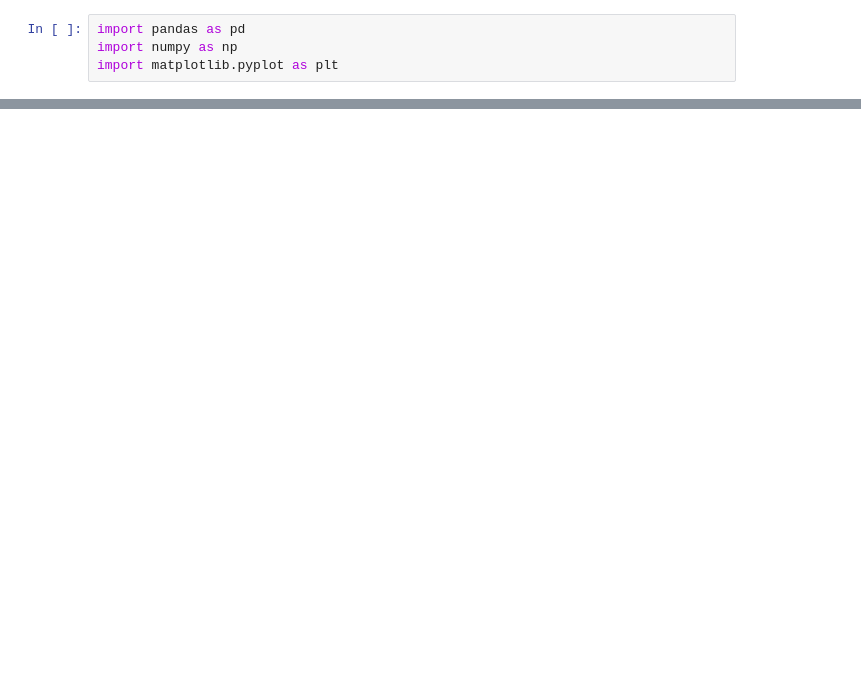
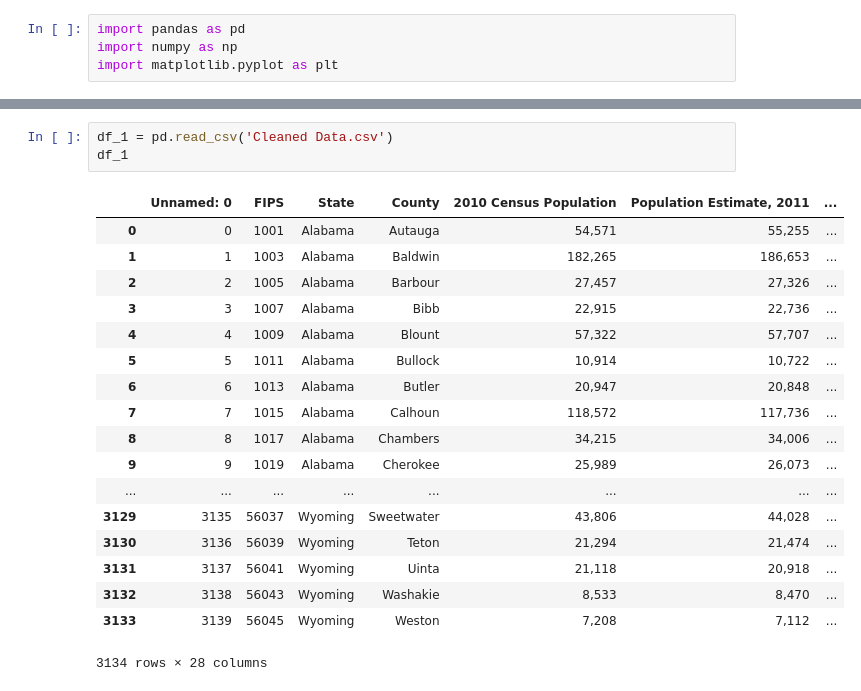
Before and after one commit to dustycl/COGS108_Repo, a Jupyter notebook: final-project/COGS108 Final Project.ipynb, the cells around one changed output, grey strips where cells are left out. Saved outputs shown, nothing was run; the diff lists cells and outputs as text; blank space fills up the shorter version.

Commit message:
added new data sheet

```diff
--- a/final-project/COGS108 Final Project.ipynb
+++ b/final-project/COGS108 Final Project.ipynb
@@ -291,0 +5,22 @@ access.describe()
+# %%
+df_1 = pd.read_csv('Cleaned Data.csv')
+df_1
+# %% [output]
+|  | Unnamed: 0 | FIPS | State | County | 2010 Census Population | Population Estimate, 2011 | ... |
+| 0 | 0 | 1001 | Alabama | Autauga | 54,571 | 55,255 | ... |
+| 1 | 1 | 1003 | Alabama | Baldwin | 182,265 | 186,653 | ... |
+| 2 | 2 | 1005 | Alabama | Barbour | 27,457 | 27,326 | ... |
+| 3 | 3 | 1007 | Alabama | Bibb | 22,915 | 22,736 | ... |
+| 4 | 4 | 1009 | Alabama | Blount | 57,322 | 57,707 | ... |
+| 5 | 5 | 1011 | Alabama | Bullock | 10,914 | 10,722 | ... |
+| 6 | 6 | 1013 | Alabama | Butler | 20,947 | 20,848 | ... |
+| 7 | 7 | 1015 | Alabama | Calhoun | 118,572 | 117,736 | ... |
+| 8 | 8 | 1017 | Alabama | Chambers | 34,215 | 34,006 | ... |
+| 9 | 9 | 1019 | Alabama | Cherokee | 25,989 | 26,073 | ... |
+| ... | ... | ... | ... | ... | ... | ... | ... |
+| 3129 | 3135 | 56037 | Wyoming | Sweetwater | 43,806 | 44,028 | ... |
+| 3130 | 3136 | 56039 | Wyoming | Teton | 21,294 | 21,474 | ... |
+| 3131 | 3137 | 56041 | Wyoming | Uinta | 21,118 | 20,918 | ... |
+| 3132 | 3138 | 56043 | Wyoming | Washakie | 8,533 | 8,470 | ... |
+| 3133 | 3139 | 56045 | Wyoming | Weston | 7,208 | 7,112 | ... |
+3134 rows × 28 columns
```
Also changed, not shown: parts of 14 cells of this notebook, 1 other file.
